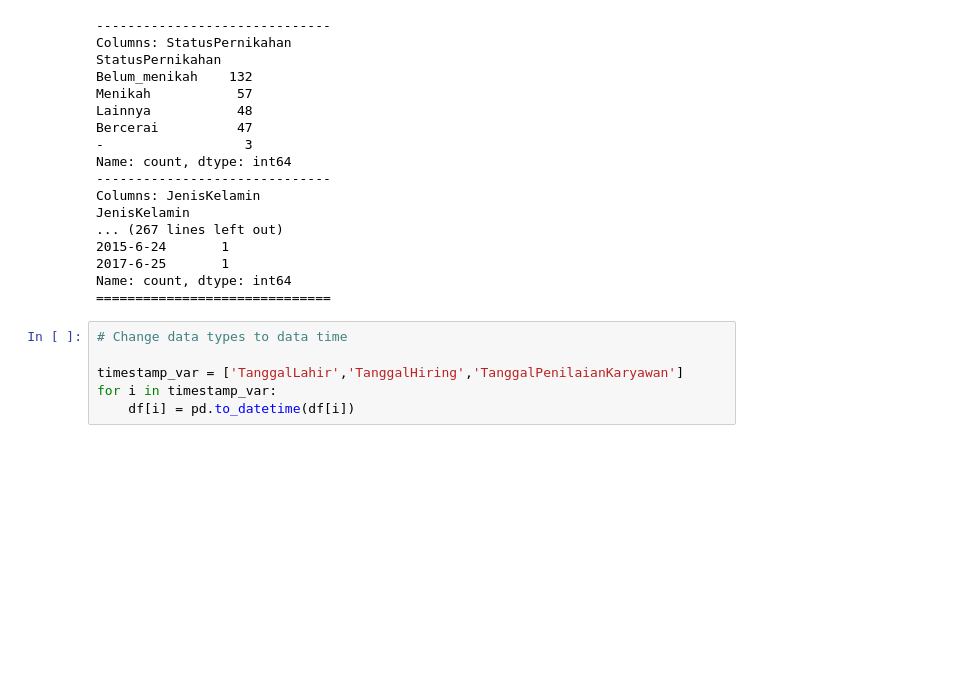
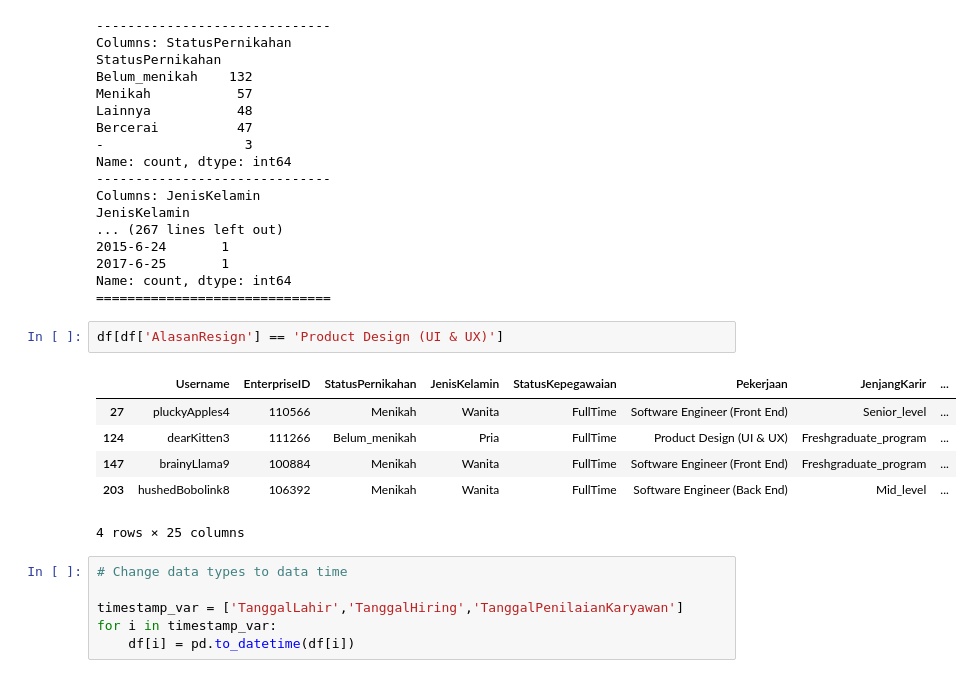
Before and after one commit to tsabitahkarimah/Portfolio, a Jupyter notebook: Project 3/Task 3.ipynb, the cells around one changed output. Drawn from its saved outputs; the diff is of its cells as text; blank space fills up the shorter version.

```diff
--- a/Project 3/Task 3.ipynb
+++ b/Project 3/Task 3.ipynb
@@ -110,6 +110,15 @@ JenisKelamin
 2017-6-25       1
 Name: count, dtype: int64
 ==============================
+# %%
+df[df['AlasanResign'] == 'Product Design (UI & UX)']
+# %% [output]
+|  | Username | EnterpriseID | StatusPernikahan | JenisKelamin | StatusKepegawaian | Pekerjaan | JenjangKarir | ... |
+| 27 | pluckyApples4 | 110566 | Menikah | Wanita | FullTime | Software Engineer (Front End) | Senior_level | ... |
+| 124 | dearKitten3 | 111266 | Belum_menikah | Pria | FullTime | Product Design (UI & UX) | Freshgraduate_program | ... |
+| 147 | brainyLlama9 | 100884 | Menikah | Wanita | FullTime | Software Engineer (Front End) | Freshgraduate_program | ... |
+| 203 | hushedBobolink8 | 106392 | Menikah | Wanita | FullTime | Software Engineer (Back End) | Mid_level | ... |
+4 rows × 25 columns
 # %%
 # Change data types to data time
 
```
Also changed, not shown: parts of 11 cells of this notebook, 2 other files.
